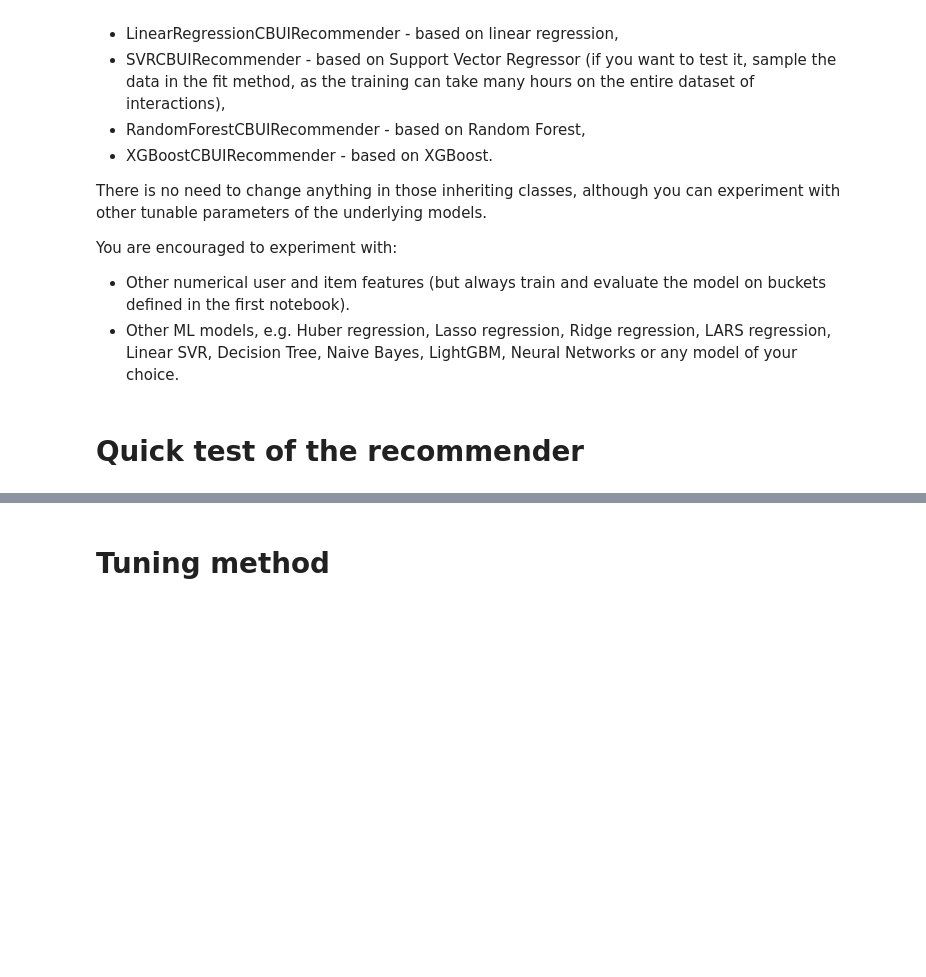
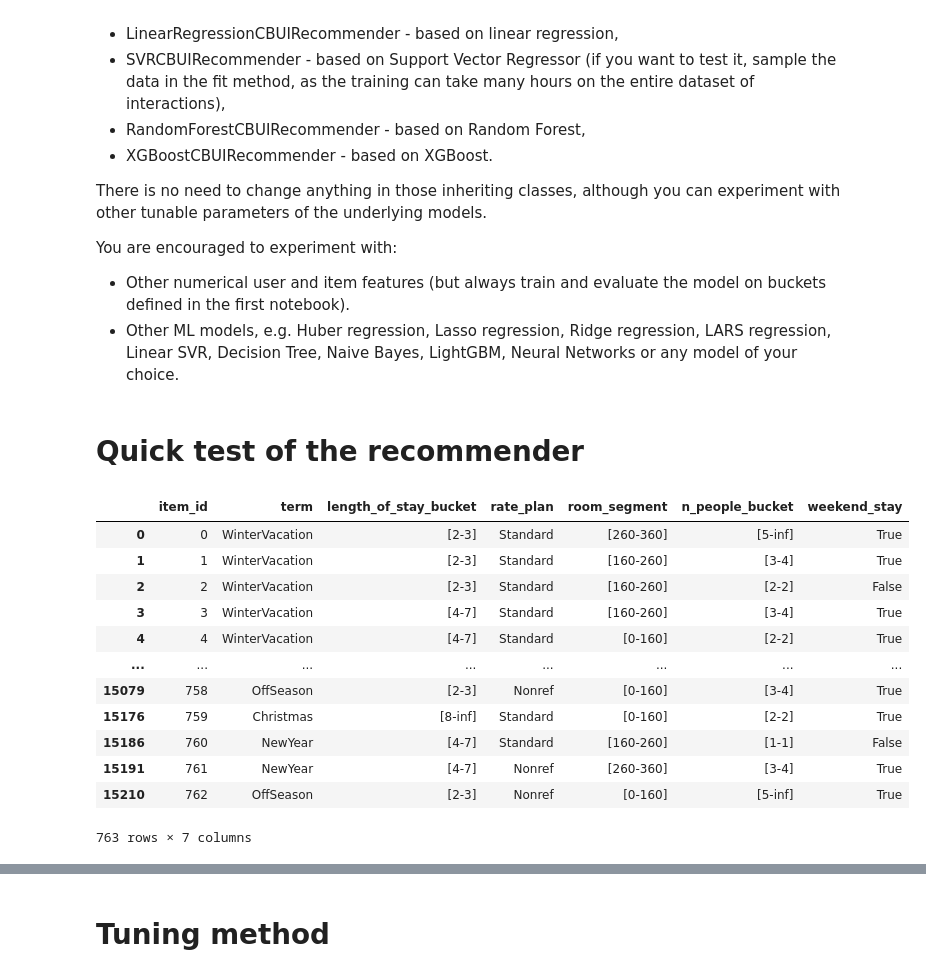
Before and after one commit to kabix09/recommender-systems-class, a Jupyter notebook: project_1_recommender_and_evaluation.ipynb, the cells around one changed output, grey strips where cells are left out. Cells and saved outputs as stored; diff of their text form; code cells hidden in the pictures; blank space fills up the shorter version.

```diff
--- a/project_1_recommender_and_evaluation.ipynb
+++ b/project_1_recommender_and_evaluation.ipynb
@@ -549,6 +523,21 @@ class XGBoostCBUIRecommender(ContentBasedUserItemRecommender):
 # Quick test of the recommender
 # %%
 items_df = interactions_df.loc[:, ['item_id'] + base_item_features].drop_duplicates()
+display(items_df)
+# %% [output]
+|  | item_id | term | length_of_stay_bucket | rate_plan | room_segment | n_people_bucket | weekend_stay |
+| 0 | 0 | WinterVacation | [2-3] | Standard | [260-360] | [5-inf] | True |
+| 1 | 1 | WinterVacation | [2-3] | Standard | [160-260] | [3-4] | True |
+| 2 | 2 | WinterVacation | [2-3] | Standard | [160-260] | [2-2] | False |
+| 3 | 3 | WinterVacation | [4-7] | Standard | [160-260] | [3-4] | True |
+| 4 | 4 | WinterVacation | [4-7] | Standard | [0-160] | [2-2] | True |
+| ... | ... | ... | ... | ... | ... | ... | ... |
+| 15079 | 758 | OffSeason | [2-3] | Nonref | [0-160] | [3-4] | True |
+| 15176 | 759 | Christmas | [8-inf] | Standard | [0-160] | [2-2] | True |
+| 15186 | 760 | NewYear | [4-7] | Standard | [160-260] | [1-1] | False |
+| 15191 | 761 | NewYear | [4-7] | Nonref | [260-360] | [3-4] | True |
+| 15210 | 762 | OffSeason | [2-3] | Nonref | [0-160] | [5-inf] | True |
+763 rows × 7 columns
 # %%
 # Fit method
 cb_user_item_recommender = RandomForestCBUIRecommender()
```
Also changed, not shown: parts of 11 cells of this notebook, 1 other file.
